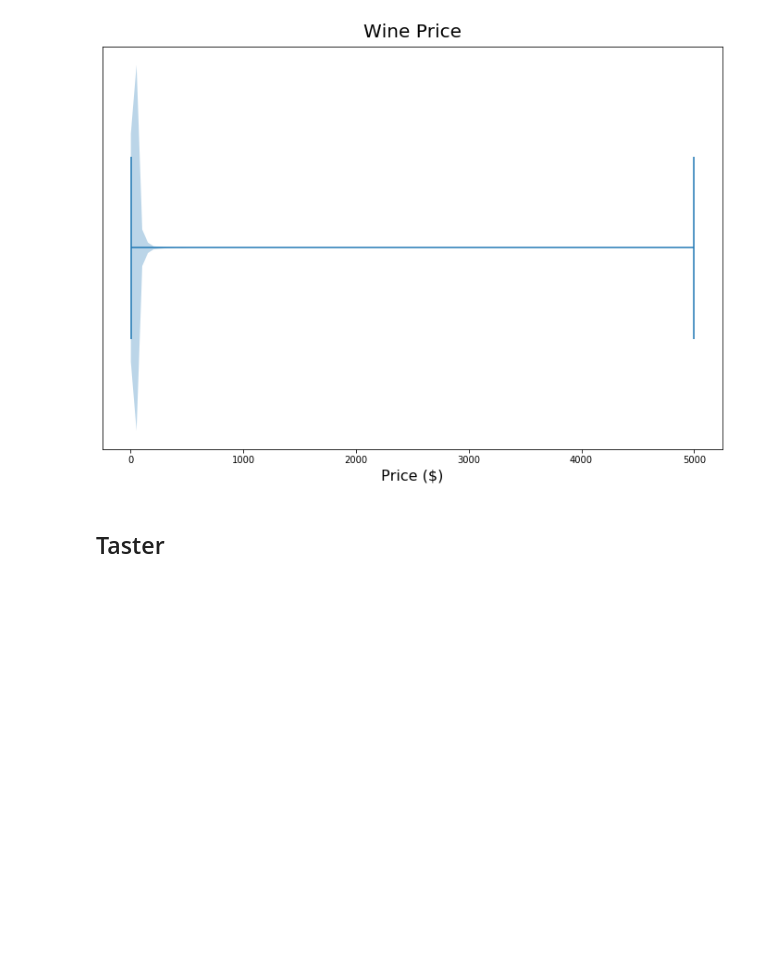
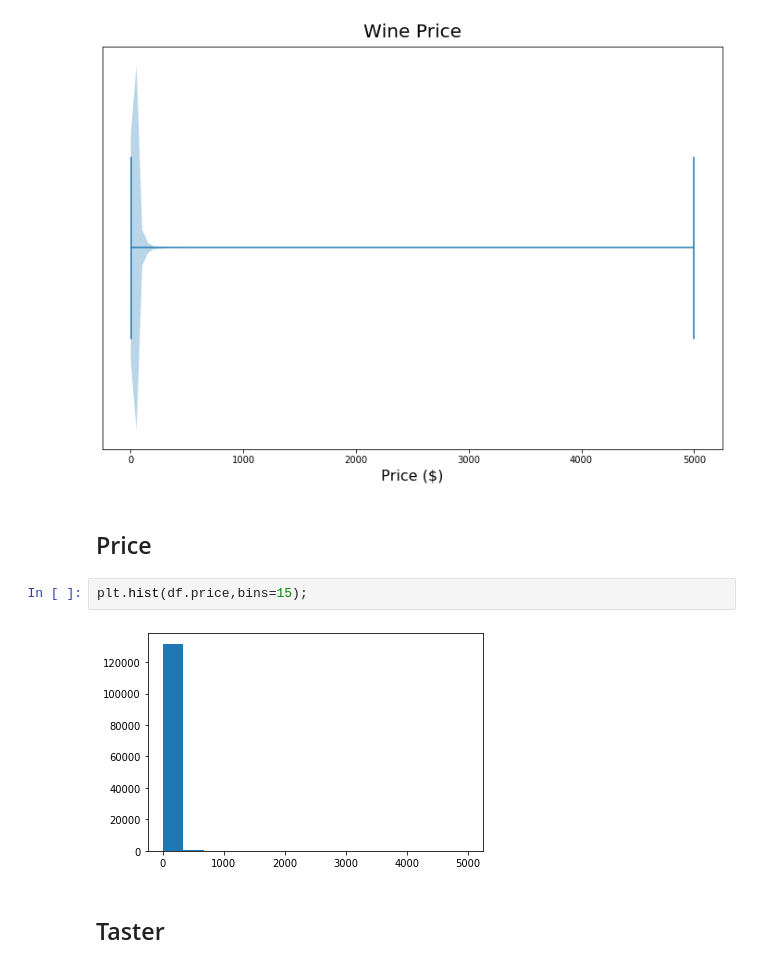
Before and after one commit to vanessapolliard/which-wine, a Jupyter notebook: notebooks/data_exploration.ipynb, the cells around one changed output. Drawn from its saved outputs; the diff is of its cells as text; blank space fills up the shorter version.

```diff
--- a/notebooks/data_exploration.ipynb
+++ b/notebooks/data_exploration.ipynb
@@ -327,6 +411,12 @@ plt.tick_params(
 ax.set_title("Wine Price",fontsize=20,pad=10);
 # %% [output]
 [figure]
+# %% [markdown]
+## Price
+# %%
+plt.hist(df.price,bins=15);
+# %% [output]
+[figure, added]
 # %% [markdown]
 ## Taster
 # %%
```
Also changed, not shown: parts of 20 cells of this notebook, 5 other files.
